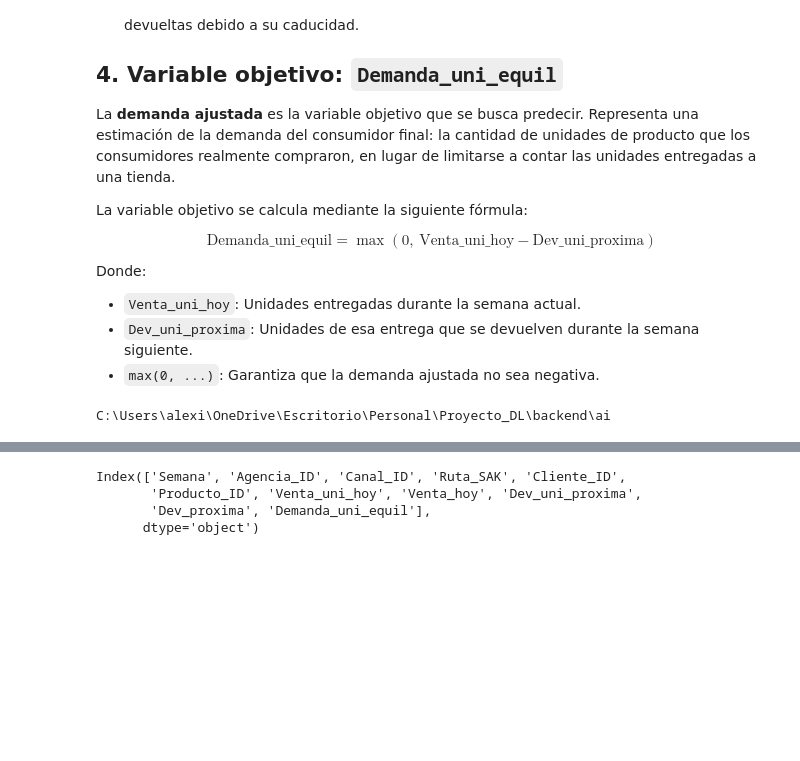
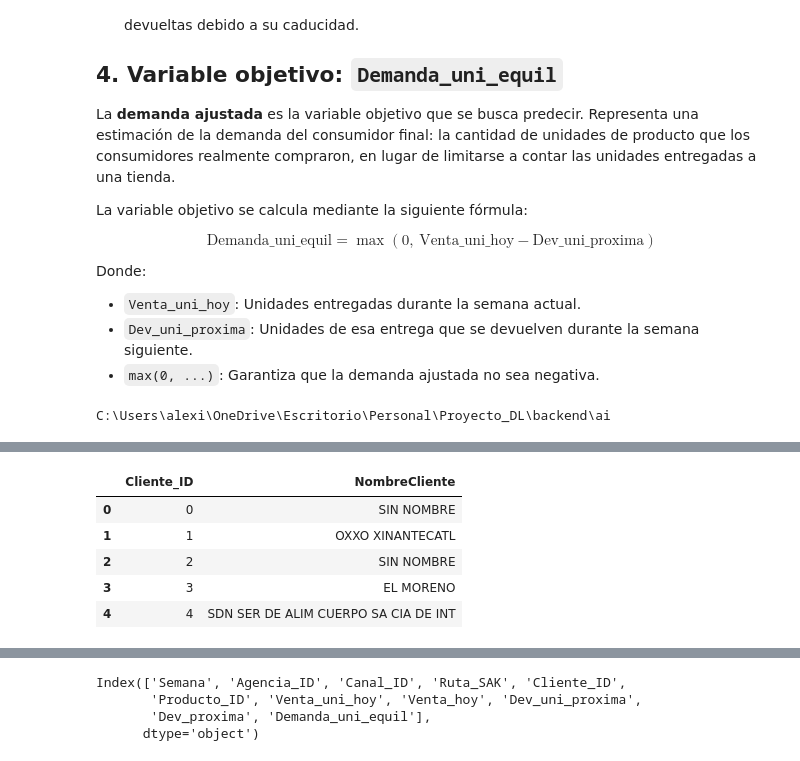
Before and after one commit to Alexis6am/AI_DeepLearning, a Jupyter notebook: ai/Practica_DL.ipynb, the cells around one changed output, grey strips where cells are left out. Saved outputs shown, nothing was run; the diff lists cells and outputs as text; code cells hidden in the pictures; blank space fills up the shorter version.

```diff
--- a/ai/Practica_DL.ipynb
+++ b/ai/Practica_DL.ipynb
@@ -75,0 +88,9 @@ df.head()
+# %%
+clientes.head()
+# %% [output]
+|  | Cliente_ID | NombreCliente |
+| 0 | 0 | SIN NOMBRE |
+| 1 | 1 | OXXO XINANTECATL |
+| 2 | 2 | SIN NOMBRE |
+| 3 | 3 | EL MORENO |
+| 4 | 4 | SDN SER DE ALIM CUERPO SA CIA DE INT |
```
Also changed, not shown: parts of 8 cells of this notebook.
